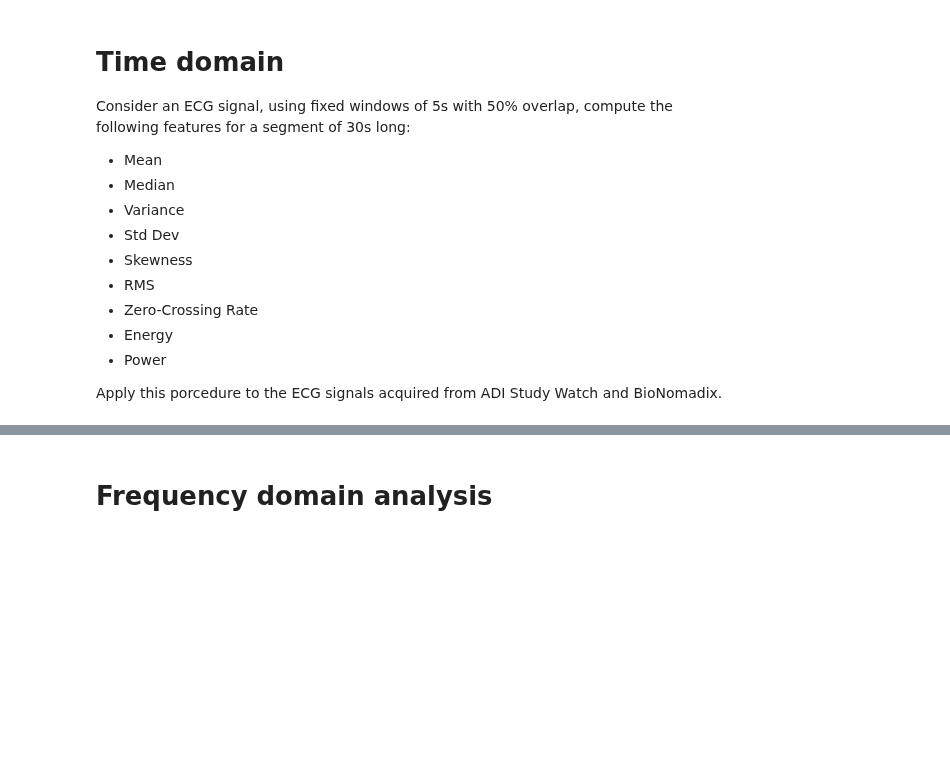
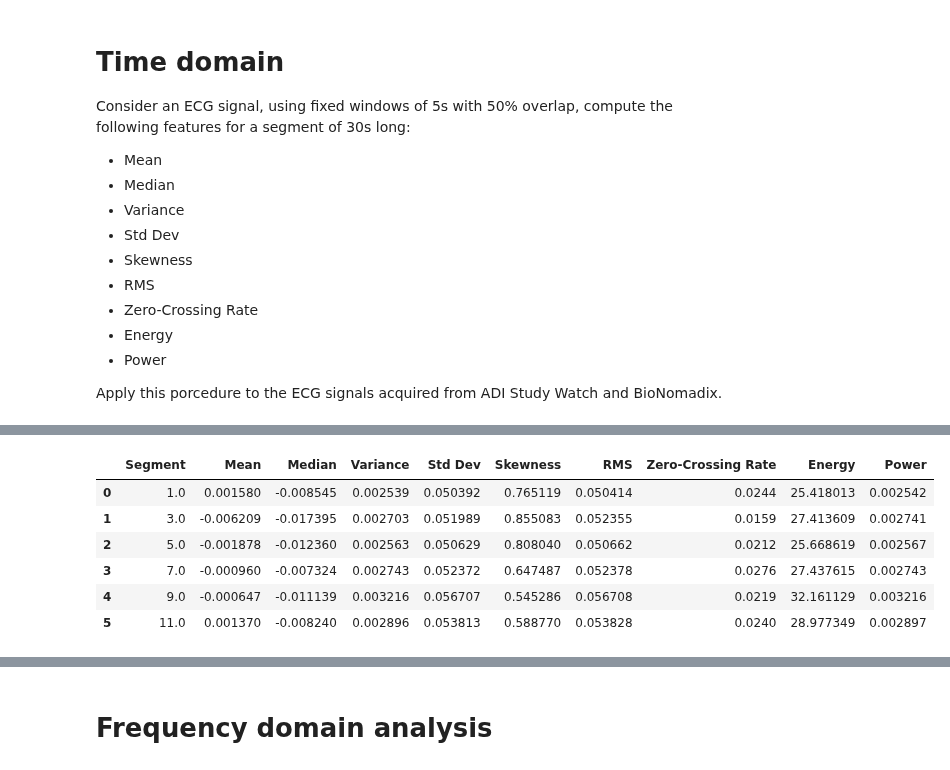
Before and after one commit to victor-42/medical_data_processing, a Jupyter notebook: assignment_2.ipynb, the cells around one changed output, grey strips where cells are left out. Cells and saved outputs as stored; diff of their text form; code cells hidden in the pictures; blank space fills up the shorter version.

```diff
--- a/assignment_2.ipynb
+++ b/assignment_2.ipynb
@@ -162,0 +270,31 @@ description_df
+# %%
+# calculate measurements for no overlap clean windows
+no_overlap_clean_windows_df = pd.DataFrame({
+    'Segment': [], 'Mean': [], 'Median': [], 'Variance': [], 'Std Dev': [], 'Skewness': [], 'RMS': [], 'Zero-Crossing Rate': [],
+    'Energy': [], 'Power': []
+})
+
+for window in clean_windows:
+    if int(window) % 2 == 1:
+        no_overlap_clean_windows_df.loc[len(no_overlap_clean_windows_df)] = [
+            window,
+            clean_windows[window]['ecg'].mean(),
+            clean_windows[window]['ecg'].median(),
+            clean_windows[window]['ecg'].var(),
+            clean_windows[window]['ecg'].std(),
+            clean_windows[window]['ecg'].skew(),
+            np.sqrt(np.mean(clean_windows[window]['ecg'] ** 2)),
+            np.mean(np.diff(np.sign(clean_windows[window]['ecg'])) != 0),
+            np.sum(clean_windows[window]['ecg'] ** 2),
+            np.mean(clean_windows[window]['ecg'] ** 2)
+        ]
+
+no_overlap_clean_windows_df
+# %% [output]
+|  | Segment | Mean | Median | Variance | Std Dev | Skewness | RMS | Zero-Crossing Rate | Energy | Power |
+| 0 | 1.0 | 0.001580 | -0.008545 | 0.002539 | 0.050392 | 0.765119 | 0.050414 | 0.0244 | 25.418013 | 0.002542 |
+| 1 | 3.0 | -0.006209 | -0.017395 | 0.002703 | 0.051989 | 0.855083 | 0.052355 | 0.0159 | 27.413609 | 0.002741 |
+| 2 | 5.0 | -0.001878 | -0.012360 | 0.002563 | 0.050629 | 0.808040 | 0.050662 | 0.0212 | 25.668619 | 0.002567 |
+| 3 | 7.0 | -0.000960 | -0.007324 | 0.002743 | 0.052372 | 0.647487 | 0.052378 | 0.0276 | 27.437615 | 0.002743 |
+| 4 | 9.0 | -0.000647 | -0.011139 | 0.003216 | 0.056707 | 0.545286 | 0.056708 | 0.0219 | 32.161129 | 0.003216 |
+| 5 | 11.0 | 0.001370 | -0.008240 | 0.002896 | 0.053813 | 0.588770 | 0.053828 | 0.0240 | 28.977349 | 0.002897 |
```
Also changed, not shown: parts of 9 cells of this notebook, 6 other files.
